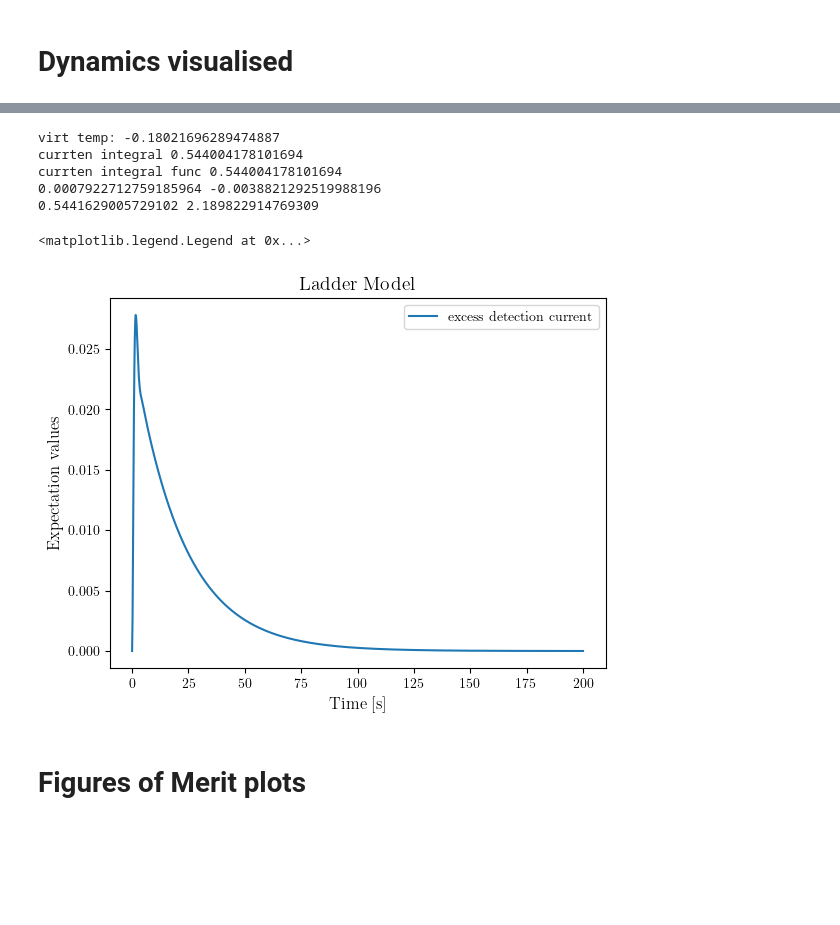
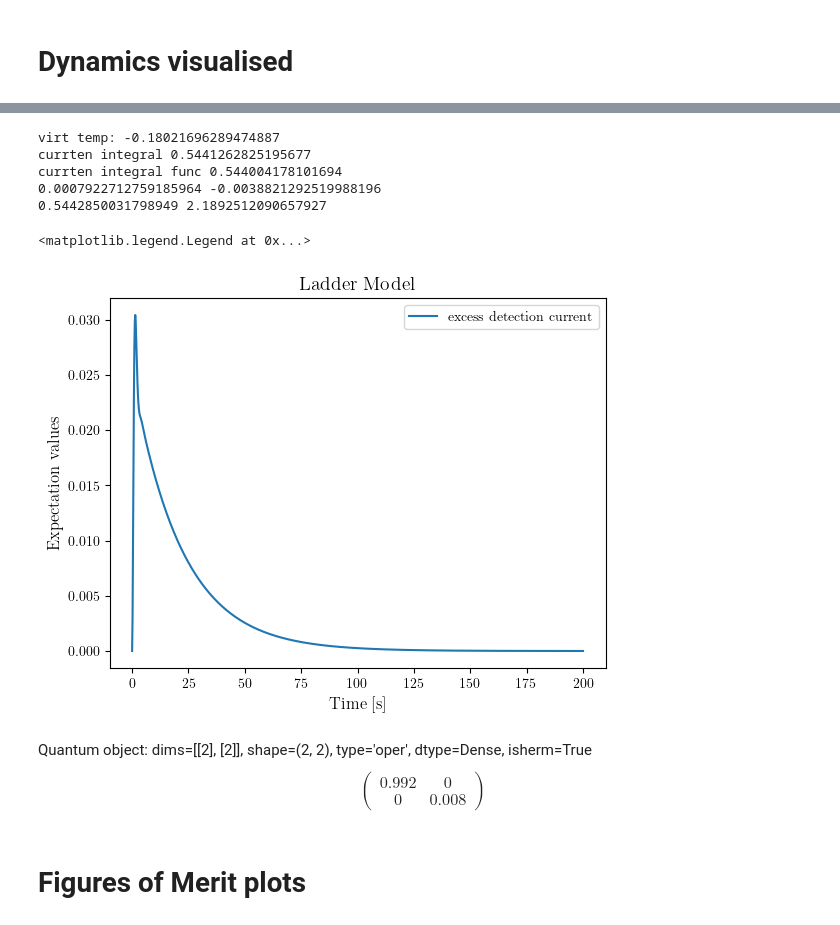
Before and after one commit to Emanuel-Schwarzhans/Quantum-detectors-as-autonomous-machines-assessing-the-thermodynamics-of-information-acquisit-co, a Jupyter notebook: thermal_single_photon_activation_amplification.ipynb, the cells around one changed output, grey strips where cells are left out. Drawn from its saved outputs; the diff is of its cells as text; code cells hidden in the pictures; blank space fills up the shorter version.

```diff
--- a/thermal_single_photon_activation_amplification.ipynb
+++ b/thermal_single_photon_activation_amplification.ipynb
@@ -75,7 +99,7 @@ print("virt temp:",e_l/(e_H/TH-e_C/TC))
 # parameters=[d_l,g_sl,g_lb,g_ml,e_s,e_l,e_C,e_H,rH,rC,rB,betaH,betaC,betaB]
 # tag_parameters="d_l,g_sl,g_lb,g_ml,e_s,e_l,e_C,e_H,rH,rC,rB,betaH,betaC,betaB"
 # Total Hamiltonian
-H=H0_k(e_s,e_l,e_C,d_l,k)+HI_k(g_sl,g_ml,d_l,k)
+c
 
 # Jump operators
 c_ops=c_ops_k(rateM,rateB,rateD,TH,TC,Tb,Td,e_s,e_C,e_l,d_l,k)
@@ -91,11 +115,41 @@ c_ops=c_ops_k(rateM,rateB,rateD,TH,TC,Tb,Td,e_s,e_C,e_l,d_l,k)
 times = np.linspace(0., t_f, t_steps)
 # hbar=6.62607015*10**(-34)
 # real_times=times*6.62607015*10**(-34)/(299792458)
+H=H0_k(e_s,e_l,e_C,d_l,k)+HI_k(g_sl,g_ml,d_l,k)
+
+    # Jump operators
+c_ops=c_ops_k(rateM,rateB,rateD,TH,TC,Tb,Td,e_s,e_C,e_l,d_l,k)
+
+
+    ### --- e_ops:######################################
+    # index     0                   1                   2               3               4                   5
+    # operator  detect current      ladder-bath-curr    cold-m curr     hot-m curr      ready-state pop     energy-curr ladder-bath
+e_ready=tensor(identity(2),identity(2),matrix_element(k,k,d_l),identity(2))
+e_energy_curr_ladder_bath=(-Qobj(np.sum([c_ops_ladder_list_k(rateB,Tb,e_s,e_l,d_l,k)[2][i]*
+                            (c_ops_ladder_list_k(rateB,Tb,e_s,e_l,d_l,k)[0][i].dag()*c_ops_ladder_list_k(rateB,Tb,e_s,e_l,d_l,k)[0][i]
+                            -c_ops_ladder_list_k(rateB,Tb,e_s,e_l,d_l,k)[1][i].dag()*c_ops_ladder_list_k(rateB,Tb,e_s,e_l,d_l,k)[1][i])
+                            for i in range(len(c_ops_ladder_list_k(rateB,Tb,e_s,e_l,d_l,k)[0]))])))
+
+e_ops=[Qobj(c_ops[2*i+1].dag()*c_ops[2*i+1]-c_ops[2*i].dag()*c_ops[2*i])  for i in range(int(len(c_ops)/2))]
+e_ops.append(e_ready)
+e_ops.append(e_energy_curr_ladder_bath)
+####################################################
+
+
+steady_prev_run=steadystate(H,c_ops)
+# psi0 = tensor(ptrace(steady_prev_run,0),ptrace(steady_prev_run,1),ptrace(steady_prev_run,2),matrix_element(1,1,2))
+# psi0 = tensor(ptrace(steady_prev_run,[0,1,2]),ptrace(steady_prev_run,3))
+# psi0 = tensor(ptrace(steady_prev_run,0),ptrace(steady_prev_run,1),ptrace(steady_prev_run,2),ptrace(steady_prev_run,3))
+# psi0 = tensor(ptrace(steady_prev_run,0),ptrace(steady_prev_run,1),ptrace(steady_prev_run,[2,3]))
+psi0 = tensor(ptrace(steady_prev_run,[0,1,2]),matrix_element(1,1,2))
+times = np.linspace(0., t_f, t_steps)
+
+result =mesolve(H,psi0, tlist=times,c_ops=c_ops,e_ops=e_ops)
 getdyn=get_dynamics_k(rateM,rateB,rateD,TH,TC,Tb,Td,e_s,e_C,e_l,g_sl,g_ml,d_l,t_f,t_steps,k)
 effic=efficiency(getdyn)
 e_ops=getdyn[2]
 steady_prev_run=getdyn[1]
-result = getdyn[0]
+# result = getdyn[0]
 
 fig, ax = plt.subplots()
 # plt.plot(times,result.expect[0],label="detection current")
@@ -125,36 +179,40 @@ print("currten integral func",effic)
 
 # plt.plot(times,result.expect[3],label="Machine heat draw")
 #plt.plot(times[200:300],result.expect[0][200:300])
 #plt.plot(times[200:300],result.expect[1][200:300])
 # plt.plot(times,result.expect[2])
 # plt.plot(times,result.expect[3])
 # plt.plot(result.expect[4])
 ax.set_xlabel('Time [s]')
 ax.set_ylabel('Expectation values')
 ax.legend(("detection current", "ready state","Machine entropy production", "Machine heat draw"))
 plt.title("Ladder Model")
 # print(tag_parameters)
 # print(parameters)
 # print("virtual inverse temperature: ",betaV)
 # print("efficiency: ",efficiency)
 noise_floor_curr=expect(e_ops[0],steady_prev_run)
 noise_floor_waste=expect(e_ops[-1],steady_prev_run)
 print(noise_floor_curr,noise_floor_waste)
 print(np.sum((result.expect[0]-noise_floor_curr)*t_f/t_steps),np.sum((result.expect[-1]-noise_floor_waste)*t_f/t_steps))
 # print("entropy production:", entropy_production(getdyn))
 # print("steady entropy rate:", entropy_steady_rate(getdyn))
 # print("tot ss curr:",result.expect[-1])
 # print(np.sum((result.expect[0]-noise_floor_curr)*t_f/t_steps)/(np.sum((result.expect[0]-noise_floor_curr)*t_f/t_steps)+np.sum((result.expect[-1]-noise_floor_waste)*t_f/t_steps)))
 ax.legend()
 # fig.savefig('/home/manu/MEGA/Meine_Uni/Uni/Huber_Group/Projects/010 Measurement_Detector_Model/Python/transient_dyn_1.eps', format='eps')
 # %% [output]
 virt temp: -0.18021696289474887
-currten integral 0.544004178101694
+currten integral 0.5441262825195677
 currten integral func 0.544004178101694
 0.0007922712759185964 -0.0038821292519988196
-0.5441629005729102 2.189822914769309
+0.5442850031798949 2.1892512090657927
 <matplotlib.legend.Legend at 0x...>
-[figure, old version]
+[figure, new version]
+# %%
+steady_prev_run.ptrace(3)
+# %% [output]
+Quantum object: dims=[[2], [2]], shape=(2, 2), type='oper', dtype=Dense, isherm=True$$\left(\begin{array}{cc}0.992 & 0\\0 & 0.008\end{array}\right)$$
 # %% [markdown]
 # Figures of Merit plots
 # %% [markdown]
```
Also changed, not shown: parts of 24 cells of this notebook, 3 other files.
